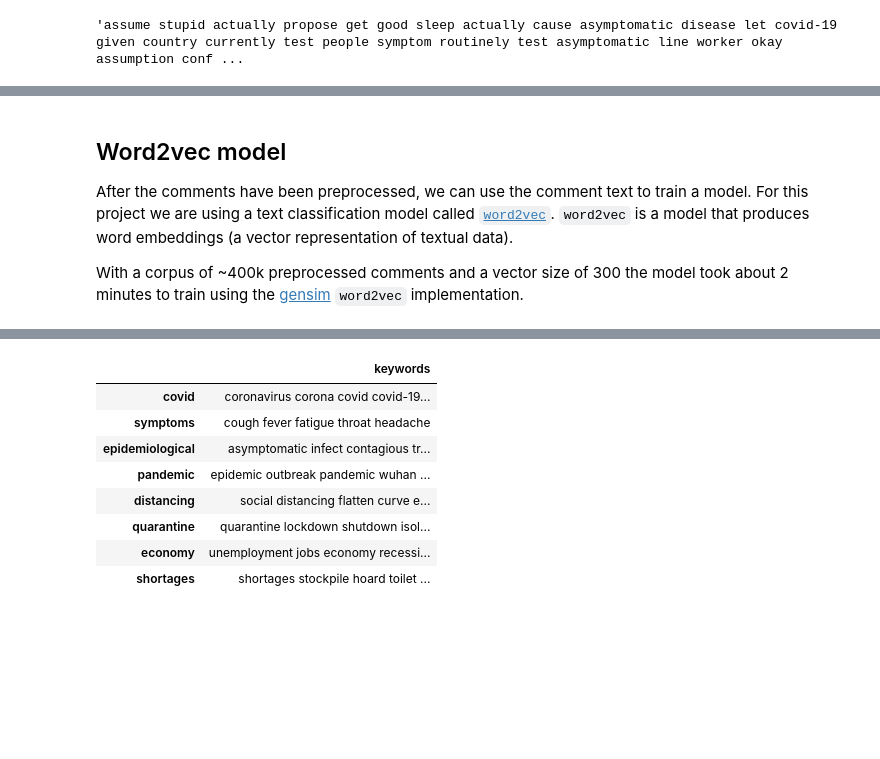
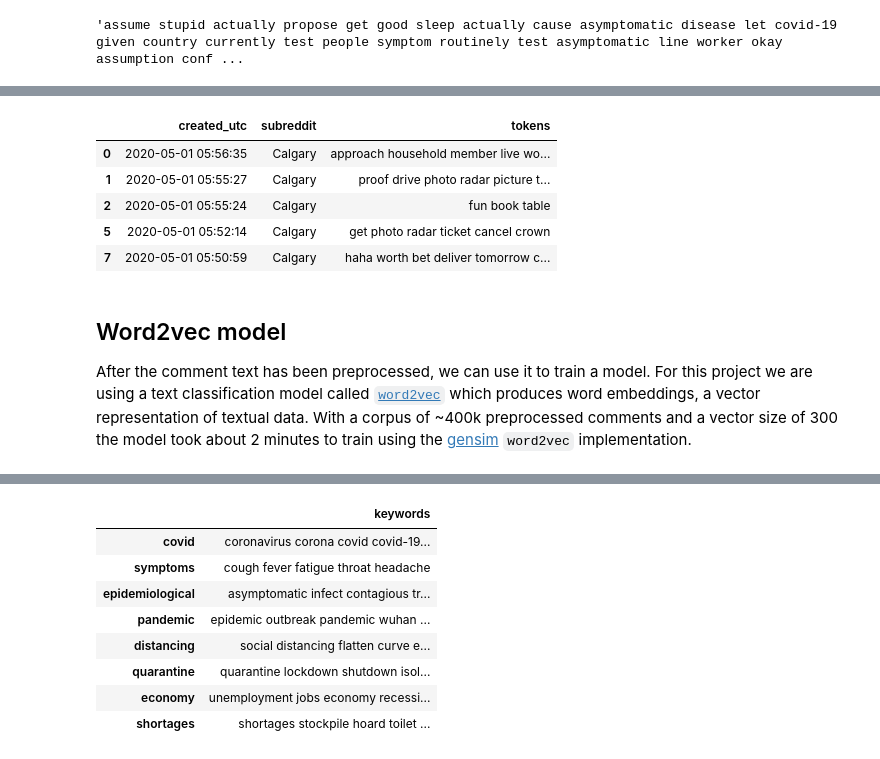
Before and after one commit to epsalt/reddit-c19-analysis, a Jupyter notebook: c19-reddit-alberta.ipynb, the cells around one changed output, grey strips where cells are left out. Drawn from its saved outputs; the diff is of its cells as text; code cells hidden in the pictures; blank space fills up the shorter version.

```diff
--- a/c19-reddit-alberta.ipynb
+++ b/c19-reddit-alberta.ipynb
@@ -100,9 +106,13 @@ tokens
 # %%
 %%time
 
-# Preprocess data files
+import dask
+from analysis import preprocess
+
+# Preprocess comment text
 with dask.config.set(scheduler="processes"):
     df = preprocess("data/coms.jsonl")
 
 sentences = [str(doc).split() for doc in df["tokens"].to_list()]
+df.head()
 # %% [output]
@@ -110,10 +120,14 @@ CPU times: user 1min 6s, sys: 599 ms, total: 1min 7s
 Wall time: 1min 10s
+|  | created_utc | subreddit | tokens |
+| 0 | 2020-05-01 05:56:35 | Calgary | approach household member live wo... |
+| 1 | 2020-05-01 05:55:27 | Calgary | proof drive photo radar picture t... |
+| 2 | 2020-05-01 05:55:24 | Calgary | fun book table |
+| 5 | 2020-05-01 05:52:14 | Calgary | get photo radar ticket cancel crown |
+| 7 | 2020-05-01 05:50:59 | Calgary | haha worth bet deliver tomorrow c... |
 # %% [markdown]
 ## Word2vec model
 
-After the comments have been preprocessed, we can use the comment text to train a model. For this project we are using a text classification model called [`word2vec`](https://en.wikipedia.org/wiki/Word2vec). `word2vec` is a model that produces word embeddings (a vector representation of textual data).
-
-With a corpus of ~400k preprocessed comments and a vector size of 300 the model took about 2 minutes to train using the [gensim](https://radimrehurek.com/gensim/models/word2vec.html) `word2vec` implementation.
+After the comment text has been preprocessed, we can use it to train a model. For this project we are using a text classification model called [`word2vec`](https://en.wikipedia.org/wiki/Word2vec) which produces word embeddings, a vector representation of textual data. With a corpus of ~400k preprocessed comments and a vector size of 300 the model took about 2 minutes to train using the [gensim](https://radimrehurek.com/gensim/models/word2vec.html) `word2vec` implementation.
 # %%
 %%time
 
```
Also changed, not shown: parts of 25 cells of this notebook, 1 other file.
